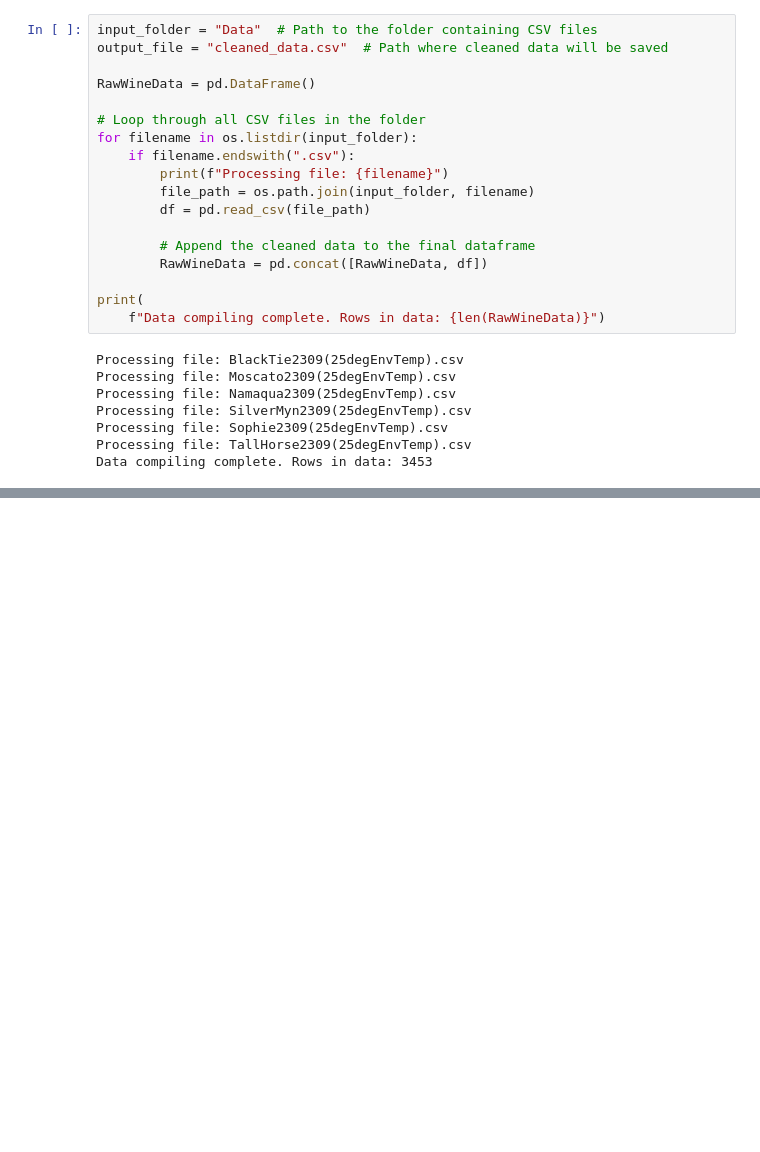
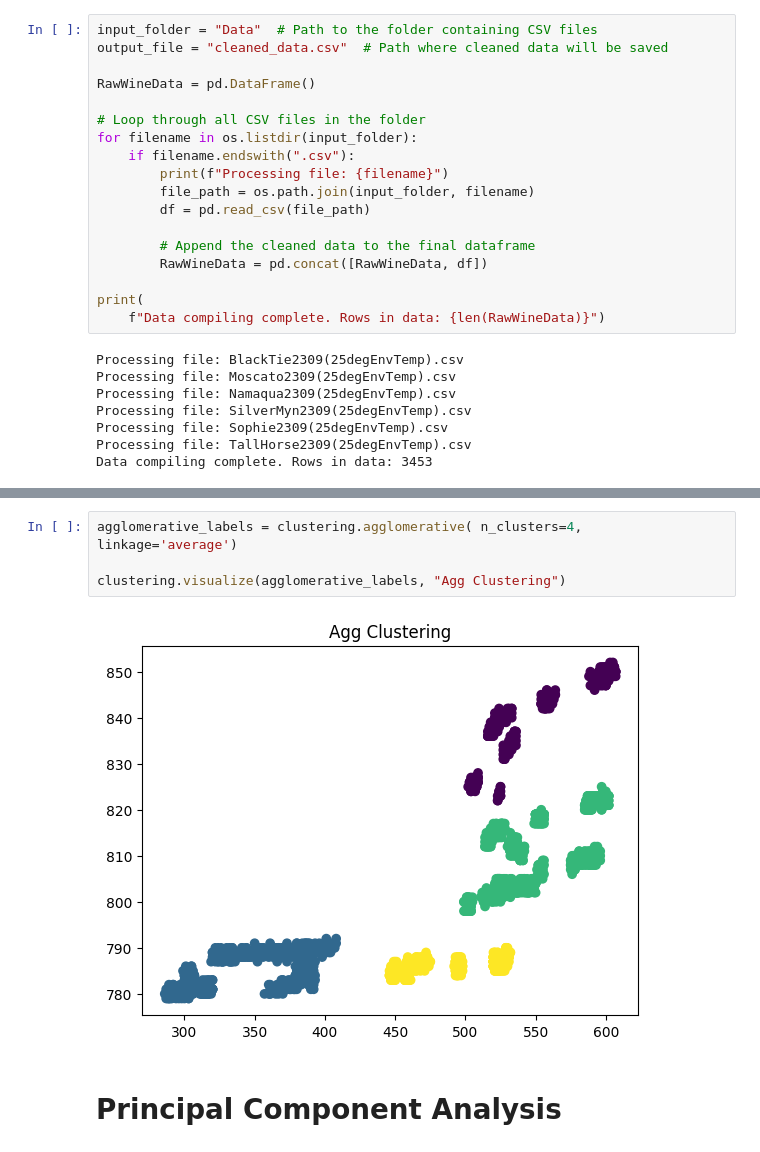
Before and after one commit to AidanRabinowitz/ArduinoWineSniffer, a Jupyter notebook: src/WineDataAnalysis.ipynb, the cells around one changed output, grey strips where cells are left out. Saved outputs shown, nothing was run; the diff lists cells and outputs as text; blank space fills up the shorter version.

```diff
--- a/src/WineDataAnalysis.ipynb
+++ b/src/WineDataAnalysis.ipynb
@@ -101,0 +109,8 @@ clustering.visualize(dbscan_labels, "DBScan Clustering")
+# %%
+agglomerative_labels = clustering.agglomerative( n_clusters=4, linkage='average')
+
+clustering.visualize(agglomerative_labels, "Agg Clustering")
+# %% [output]
+[figure, added]
+# %% [markdown]
+# Principal Component Analysis
```
Also changed, not shown: parts of 7 cells of this notebook, 2 other files.
